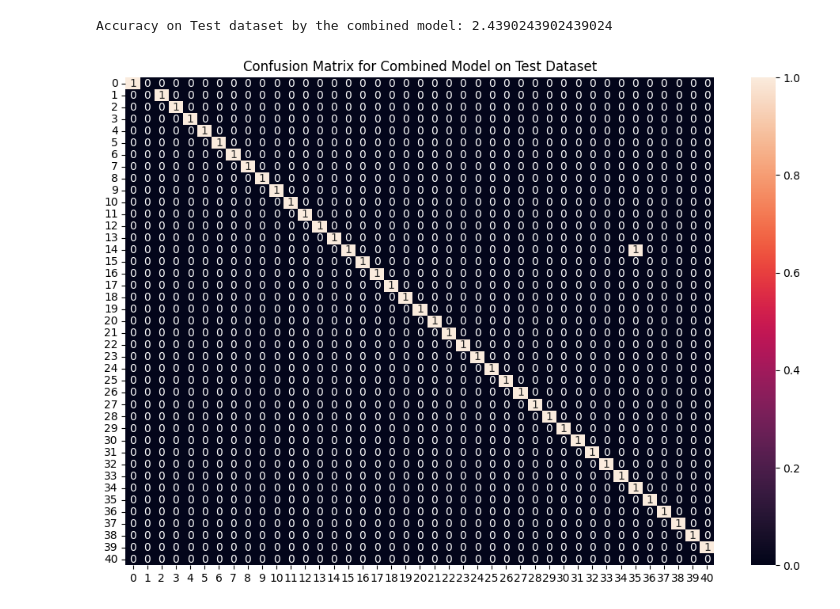
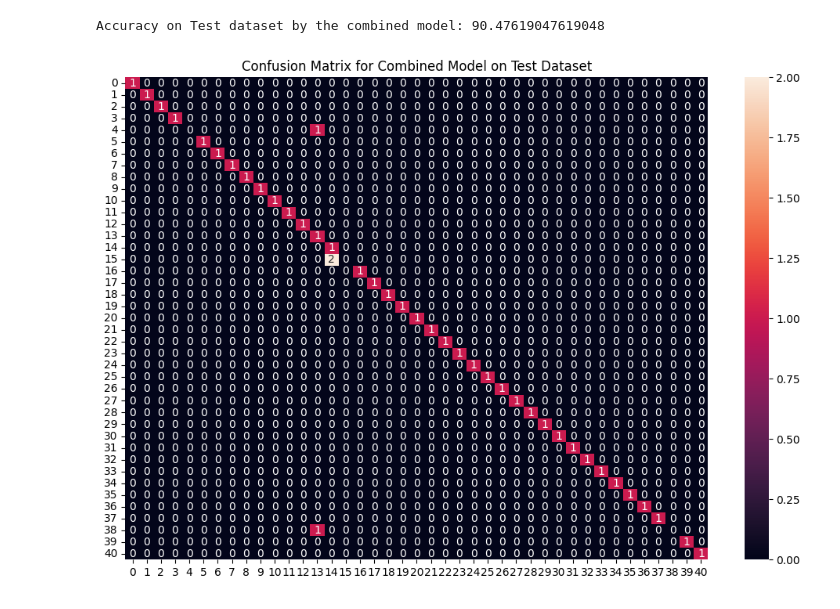
Before and after one commit to Sheetal111005/Disease-prediction-sys, a Jupyter notebook: training/model.ipynb, the cells around one changed output. Saved outputs shown, nothing was run; the diff lists cells and outputs as text; code cells hidden in the pictures.

```diff
--- a/training/model.ipynb
+++ b/training/model.ipynb
@@ -206,60 +205,59 @@ final_svm_model.fit(X, y)
 final_nb_model.fit(X, y)
 final_rf_model.fit(X, y)
 
 # Reading the test data
 test_data = pd.read_csv("Testing.csv").dropna(axis=1)
-# filtered_symptoms = [
-#     "headache", "fatigue", "runny_nose", "continuous_sneezing", "nausea",
-#     "vomiting", "diarrhoea", "joint_pain", "stomach_pain", "abdominal_pain",
-#     "chills", "sweating", "weakness_in_limbs", "muscle_pain", "dizziness",
-#     "back_pain", "loss_of_appetite", "dehydration", "indigestion", "constipation",
-#     "cold_hands_and_feets", "cough", "high_fever", "throat_irritation", "mild_fever","prognosis"
+datacols = ['itching', 'skin_rash', 'joint_pain', 'vomiting', 'fatigue', 'cough',
+ 'high_fever', 'headache', 'yellowish_skin', 'nausea', 'loss_of_appetite',
+ 'abdominal_pain', 'diarrhoea', 'chest_pain', 'dizziness', 'excessive_hunger',
+ 'swelling_joints', 'loss_of_balance', 'irritability', 'painful_walking' ,'prognosis']
+
+# symptoms_to_drop = [
+#     # Previously dropped
+#     "extra_marital_contacts", "receiving_unsterile_injections", "receiving_blood_transfusion",
+#     "history_of_alcohol_consumption", "coma", "distention_of_abdomen", "fluid_overload",
+#     "toxic_look_(typhos)", "enlarged_thyroid", "abnormal_menstruation", "dischromic _patches",
+#     "blackheads", "scurring", "silver_like_dusting", "small_dents_in_nails", "inflammatory_nails",
+#     "yellow_crust_ooze", "blister", "red_sore_around_nose", "pus_filled_pimples", "rusty_sputum",
+#     "mucoid_sputum", "prominent_veins_on_calf", "blood_in_sputum", "stomach_bleeding",
+#     "swollen_blood_vessels", "visual_disturbances", "lack_of_concentration", "altered_sensorium",
+#     "polyuria", "palpitations", "slurred_speech", "watering_from_eyes",
+#     "obesity", "brittle_nails", "puffy_face_and_eyes", "drying_and_tingling_lips",
+#     "passage_of_gases", "irritation_in_anus", "foul_smell_of urine", "continuous_feel_of_urine",
+#     "unsteadiness", "spinning_movements", "weakness_of_one_body_side", "loss_of_smell",
+#     "movement_stiffness", "swelling_joints", "hip_joint_pain", "knee_pain", "neck_pain",
+#     "cramps", "bruising", "painful_walking", "pain_in_anal_region", "pain_during_bowel_movements",
+#     "sinus_pressure", "congestion", "phlegm", "blurred_and_distorted_vision", "swollen_legs",
+#     "swollen_extremeties", "muscle_wasting", "redness_of_eyes", "cold_hands_and_feets"
 # ]
-symptoms_to_drop = [
-    # Previously dropped
-    "extra_marital_contacts", "receiving_unsterile_injections", "receiving_blood_transfusion",
-    "history_of_alcohol_consumption", "coma", "distention_of_abdomen", "fluid_overload",
-    "toxic_look_(typhos)", "enlarged_thyroid", "abnormal_menstruation", "dischromic _patches",
-    "blackheads", "scurring", "silver_like_dusting", "small_dents_in_nails", "inflammatory_nails",
-    "yellow_crust_ooze", "blister", "red_sore_around_nose", "pus_filled_pimples", "rusty_sputum",
-    "mucoid_sputum", "prominent_veins_on_calf", "blood_in_sputum", "stomach_bleeding",
-    "swollen_blood_vessels", "visual_disturbances", "lack_of_concentration", "altered_sensorium",
-    "polyuria", "palpitations", "slurred_speech", "watering_from_eyes",
-    "obesity", "brittle_nails", "puffy_face_and_eyes", "drying_and_tingling_lips",
-    "passage_of_gases", "irritation_in_anus", "foul_smell_of urine", "continuous_feel_of_urine",
-    "unsteadiness", "spinning_movements", "weakness_of_one_body_side", "loss_of_smell",
-    "movement_stiffness", "swelling_joints", "hip_joint_pain", "knee_pain", "neck_pain",
-    "cramps", "bruising", "painful_walking", "pain_in_anal_region", "pain_during_bowel_movements",
-    "sinus_pressure", "congestion", "phlegm", "blurred_and_distorted_vision", "swollen_legs",
-    "swollen_extremeties", "muscle_wasting", "redness_of_eyes", "cold_hands_and_feets"
-]
 
-test_data = test_data.drop(columns=symptoms_to_drop)
+# test_data = test_data.drop(columns=symptoms_to_drop)
+test_data = test_data[datacols]
 test_X = test_data.iloc[:, :-1]
 test_Y = encoder.transform(test_data.iloc[:, -1])
 
 # Making prediction by take mode of predictions
 # made by all the classifiers
 svm_preds = final_svm_model.predict(test_X)
 nb_preds = final_nb_model.predict(test_X)
 rf_preds = final_rf_model.predict(test_X)
 
 #!pip install scipy
 from scipy import stats
 
 final_preds = [stats.mode([i,j,k])[0] for i,j,k in zip(svm_preds, nb_preds, rf_preds)]
 
 print(f"Accuracy on Test dataset by the combined model: {accuracy_score(test_Y, final_preds)*100}")
 
 cf_matrix = confusion_matrix(test_Y, final_preds)
 plt.figure(figsize=(12,8))
 
 sns.heatmap(cf_matrix, annot = True)
 plt.title("Confusion Matrix for Combined Model on Test Dataset")
 plt.show()
 # %% [output]
-Accuracy on Test dataset by the combined model: 2.4390243902439024
+Accuracy on Test dataset by the combined model: 90.47619047619048
-[figure, old version]
+[figure, new version]
 # %%
 import warnings
 warnings.filterwarnings("ignore")
```
Also changed, not shown: parts of 6 cells of this notebook, 15 other files.
